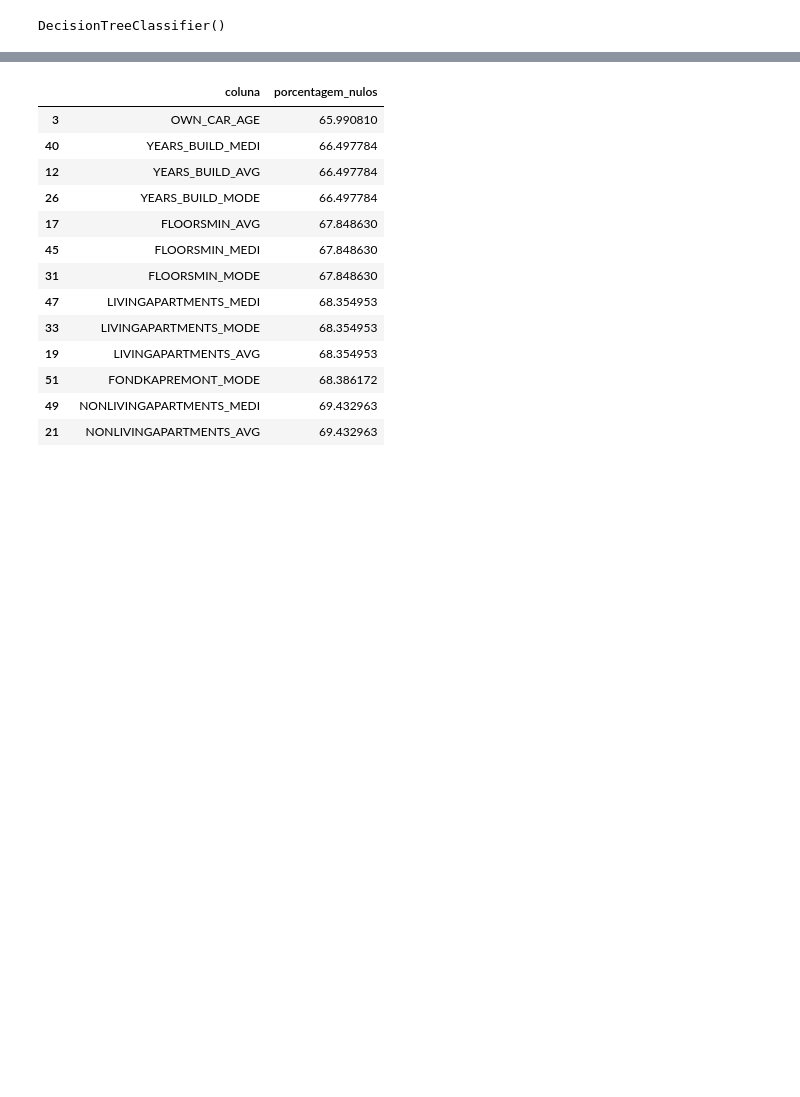
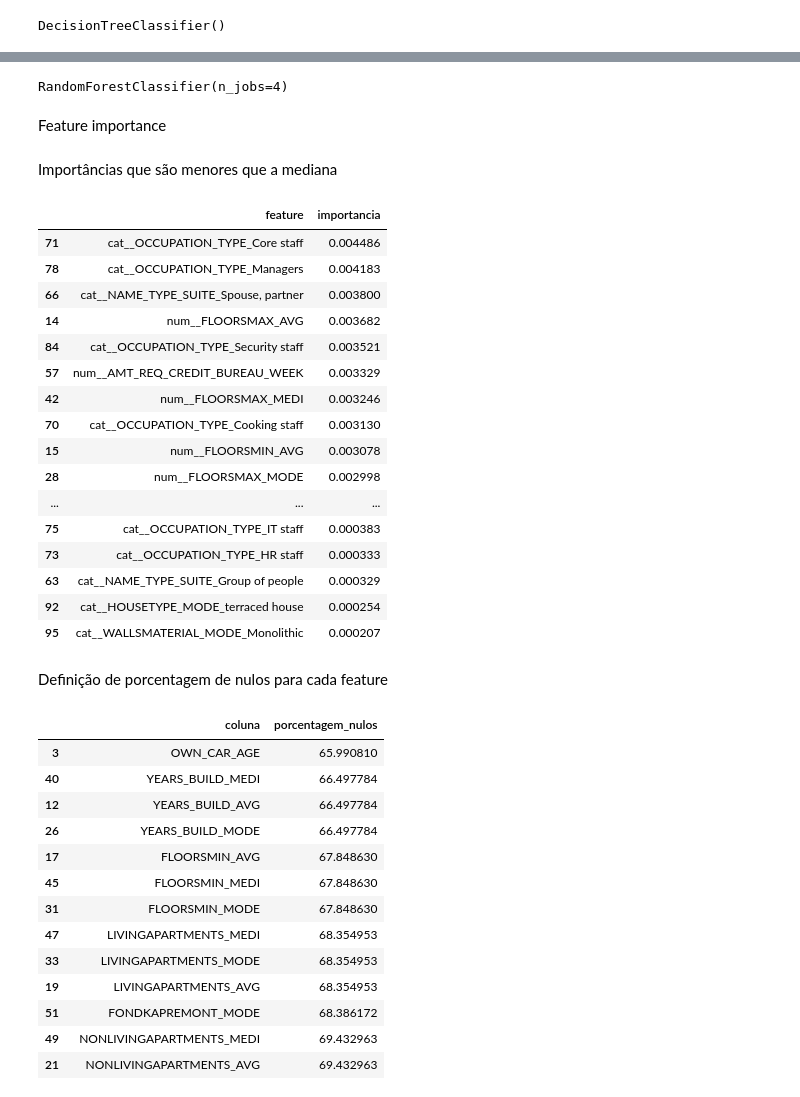
Before and after one commit to Pablo-Sant/project_credit_risk, a Jupyter notebook: notebooks/01-eda_application.ipynb, the cells around one changed output, grey strips where cells are left out. Cells and saved outputs as stored; diff of their text form; code cells hidden in the pictures; blank space fills up the shorter version.

```diff
--- a/notebooks/01-eda_application.ipynb
+++ b/notebooks/01-eda_application.ipynb
@@ -287,3 +299,50 @@ feature_importance
+# %%
+parametros = {
+    'min_samples_leaf':[10, 20, 50, 100],
+    'min_samples_split':[10, 20, 50, 100, 200],
+    'max_depth':[10, 20, 50, 100, None],
+}
+
+r = RandomizedSearchCV(estimator=RandomForestClassifier(), param_distributions=parametros, n_jobs=4)
+r.fit(df_null_processed, target)
+print(r.best_score_)
+print(r.best_params_)
+# %%
+random = RandomForestClassifier(n_jobs=4)
+random.fit(df_null_processed, target)
+# %% [output]
+RandomForestClassifier(n_jobs=4)
+# %% [markdown]
+Feature importance
+# %%
+feature_importance_random = pd.DataFrame({
+    'feature':df_null_processed.columns,
+    'importancia':random.feature_importances_
+}).sort_values(by='importancia', ascending=False)
+# %% [markdown]
+Importâncias que são menores que a mediana
+# %%
+feature_importance_random.loc[feature_importance_random['importancia'] < feature_importance_random['importancia'].median()]
+# %% [output]
+|  | feature | importancia |
+| 71 | cat__OCCUPATION_TYPE_Core staff | 0.004486 |
+| 78 | cat__OCCUPATION_TYPE_Managers | 0.004183 |
+| 66 | cat__NAME_TYPE_SUITE_Spouse, partner | 0.003800 |
+| 14 | num__FLOORSMAX_AVG | 0.003682 |
+| 84 | cat__OCCUPATION_TYPE_Security staff | 0.003521 |
+| 57 | num__AMT_REQ_CREDIT_BUREAU_WEEK | 0.003329 |
+| 42 | num__FLOORSMAX_MEDI | 0.003246 |
+| 70 | cat__OCCUPATION_TYPE_Cooking staff | 0.003130 |
+| 15 | num__FLOORSMIN_AVG | 0.003078 |
+| 28 | num__FLOORSMAX_MODE | 0.002998 |
+| ... | ... | ... |
+| 75 | cat__OCCUPATION_TYPE_IT staff | 0.000383 |
+| 73 | cat__OCCUPATION_TYPE_HR staff | 0.000333 |
+| 63 | cat__NAME_TYPE_SUITE_Group of people | 0.000329 |
+| 92 | cat__HOUSETYPE_MODE_terraced house | 0.000254 |
+| 95 | cat__WALLSMATERIAL_MODE_Monolithic | 0.000207 |
+# %% [markdown]
+Definição de porcentagem de nulos para cada feature
 # %%
 def porcentagem_nulos_df(df):
     return (
```
Also changed, not shown: parts of 36 cells of this notebook, 2 other files.
